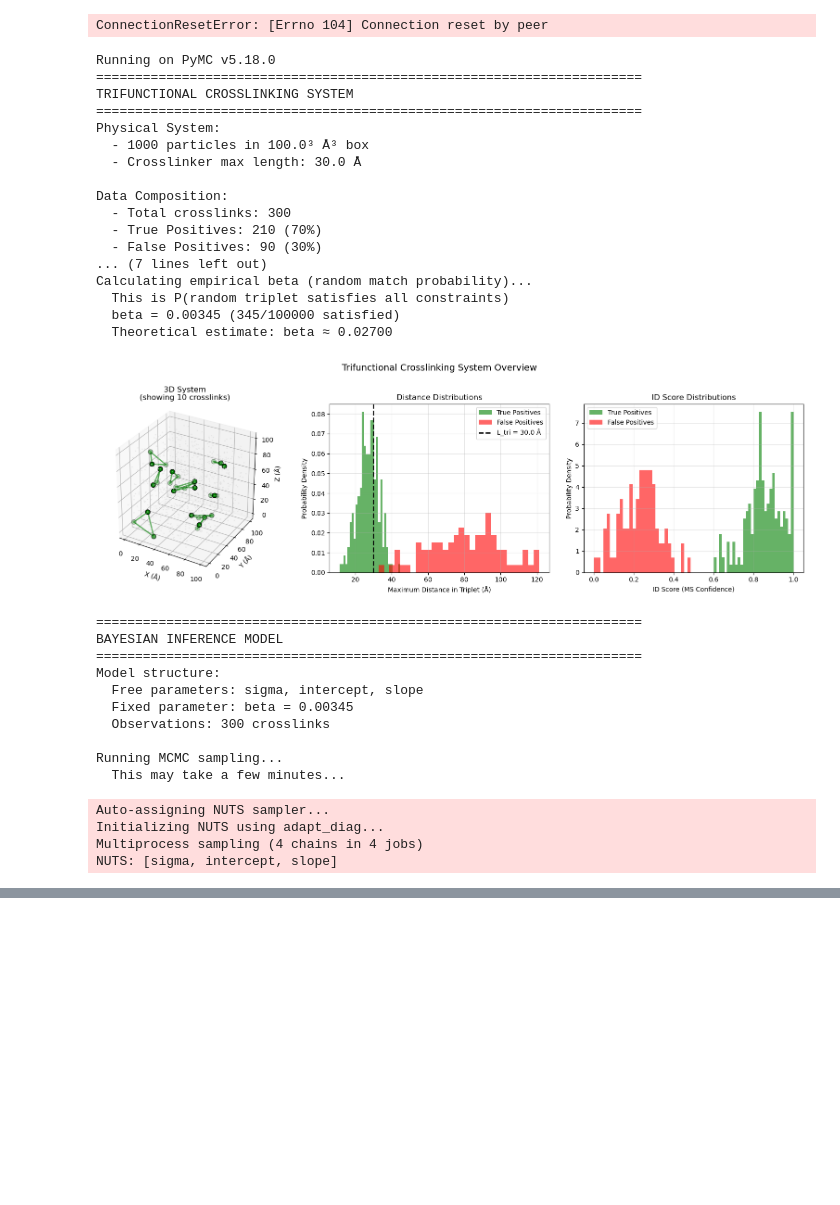
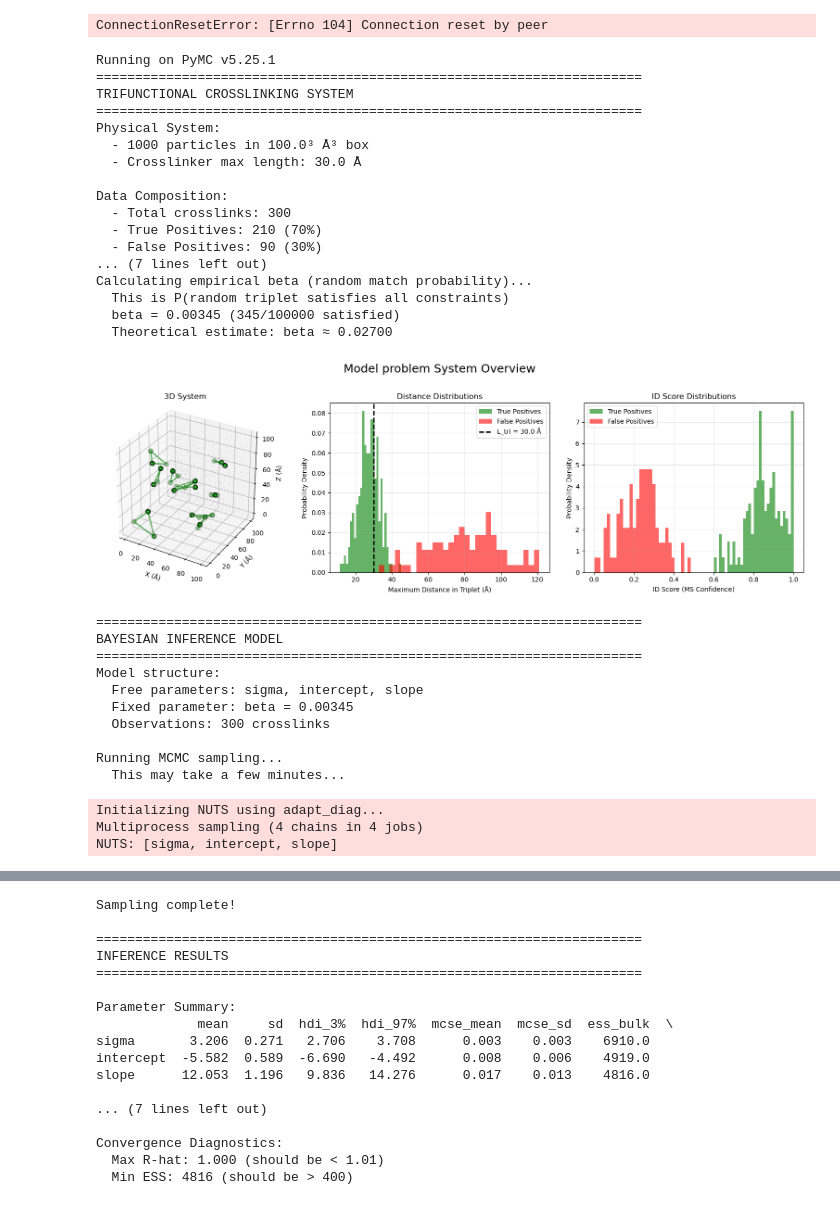
Before and after one commit to sreeganb/tri-center-xls, a Jupyter notebook: riccardo_isotonic_regression/toy_model_problem/toy_model.ipynb, the cells around one changed output, grey strips where cells are left out. Cells and saved outputs as stored; diff of their text form; code cells hidden in the pictures; blank space fills up the shorter version.

```diff
--- a/riccardo_isotonic_regression/toy_model_problem/toy_model.ipynb
+++ b/riccardo_isotonic_regression/toy_model_problem/toy_model.ipynb
@@ -460,6 +460,7 @@ import matplotlib.pyplot as plt
 from mpl_toolkits.mplot3d import Axes3D
 from matplotlib.patches import Circle
 import matplotlib.patches as mpatches
+import os
 
 print(f"Running on PyMC v{pm.__version__}")
 np.random.seed(42)  # For reproducibility
@@ -617,6 +618,9 @@ print(f"  Theoretical estimate: beta ≈ {beta_theoretical:.5f}")
 
 def visualize_system():
     """Create visualization of the particle system and crosslinks."""
+    output_dir = "output_figures"
+    os.makedirs(output_dir, exist_ok=True)
+
     fig = plt.figure(figsize=(16, 5))
 
     # --- Subplot 1: 3D Particle System ---
@@ -649,7 +653,7 @@ def visualize_system():
     ax1.set_xlabel('X (Å)')
     ax1.set_ylabel('Y (Å)')
     ax1.set_zlabel('Z (Å)')
-    ax1.set_title(f'3D System\n(showing {n_show} crosslinks)')
+    ax1.set_title(f'3D System')
     ax1.set_box_aspect([1,1,1])
 
     # --- Subplot 2: Distance Distributions ---
@@ -689,7 +693,7 @@ def visualize_system():
     ax3.legend()
     ax3.grid(True, alpha=0.3)
 
-    plt.suptitle('Trifunctional Crosslinking System Overview', fontsize=14, y=1.02)
+    plt.suptitle('Model problem System Overview', fontsize=18, y=1.02)
     plt.tight_layout()
     plt.savefig(os.path.join(output_dir, 'crosslinking_system.pdf'), dpi=300, bbox_inches='tight')
     return fig
@@ -907,7 +911,44 @@ def plot_results():
 
 # Create and show results
 fig_results = plot_results()
-plt.show()
+# plot just the logistic regression curve separately and save as pdf file
+# Get mean calibrated alpha
+fig, ax = plt.subplots(figsize=(8,6))
+mean_alpha = trace.posterior["calibrated_alpha"].mean(dim=("chain", "draw"))
+
+# Color points by true label
+colors = ['green' if label == 1 else 'red' for label in true_labels]
+
+# Main scatter plot
+scatter = ax.scatter(id_scores_obs, mean_alpha, c=colors, alpha=0.6, s=30)
+
+# Add smooth calibration curve
+id_grid = np.linspace(0, 1, 100)
+mean_intercept = trace.posterior["intercept"].mean().values
+mean_slope = trace.posterior["slope"].mean().values
+smooth_curve = 1 / (1 + np.exp(-(mean_intercept + mean_slope * id_grid)))
+ax.plot(id_grid, smooth_curve, 'b-', linewidth=2, label='Calibration Curve')
+
+# Reference lines
+ax.axhline(1 - TRUE_FP_RATE, color='black', linestyle=':',
+            label=f'Target Precision = {1-TRUE_FP_RATE:.2f}')
+ax.axvline(0.5, color='gray', linestyle='--', alpha=0.5,
+            label='ID Score = 0.5')
+
+ax.set_xlabel('ID Score (MS Confidence)')
+ax.set_ylabel('Calibrated Precision (alpha)')
+ax.set_title('ID Score Calibration (Smooth Isotonic-like Regression)')
+ax.legend()
+ax.grid(True, alpha=0.3)
+ax.set_xlim([0, 1])
+ax.set_ylim([0, 1])
+
+# Add legend for colors
+tp_patch = mpatches.Patch(color='green', label='True Positive')
+fp_patch = mpatches.Patch(color='red', label='False Positive')
+ax.legend(handles=[tp_patch, fp_patch, ax.get_lines()[0]],
+            loc='lower right')
+
 
 # ==============================================================================
 # PART 9: PERFORMANCE EVALUATION
@@ -946,35 +987,35 @@ print("\n" + "="*70)
 print("ANALYSIS COMPLETE")
 print("="*70)
 
 # create a folder for output files
 import os
 output_dir = './output_data'
 if not os.path.exists(output_dir):
     os.makedirs(output_dir)
 
 # Save figures
 fig_system.savefig(os.path.join(output_dir, 'crosslinking_system.png'), dpi=150, bbox_inches='tight')
 fig_results.savefig(os.path.join(output_dir, 'crosslinking_results.png'), dpi=150, bbox_inches='tight')
 print("\nFigures saved to outputs directory.")
 # %% [output]
-Running on PyMC v5.18.0
+Running on PyMC v5.25.1
 ======================================================================
 TRIFUNCTIONAL CROSSLINKING SYSTEM
 ======================================================================
 Physical System:
   - 1000 particles in 100.0³ Å³ box
   - Crosslinker max length: 30.0 Å
 
 Data Composition:
   - Total crosslinks: 300
   - True Positives: 210 (70%)
   - False Positives: 90 (30%)
 ... (7 lines left out)
 Calculating empirical beta (random match probability)...
   This is P(random triplet satisfies all constraints)
   beta = 0.00345 (345/100000 satisfied)
   Theoretical estimate: beta ≈ 0.02700
-[figure, old version]
+[figure, new version]
 ======================================================================
 BAYESIAN INFERENCE MODEL
 ======================================================================
@@ -985,7 +1026,6 @@ Model structure:
 
 Running MCMC sampling...
   This may take a few minutes...
-Auto-assigning NUTS sampler...
 Initializing NUTS using adapt_diag...
 Multiprocess sampling (4 chains in 4 jobs)
 NUTS: [sigma, intercept, slope]
@@ -994,0 +1035,17 @@ ConnectionResetError: [Errno 104] Connection reset by peer
+Sampling complete!
+
+======================================================================
+INFERENCE RESULTS
+======================================================================
+
+Parameter Summary:
+             mean     sd  hdi_3%  hdi_97%  mcse_mean  mcse_sd  ess_bulk  \
+sigma       3.206  0.271   2.706    3.708      0.003    0.003    6910.0
+intercept  -5.582  0.589  -6.690   -4.492      0.008    0.006    4919.0
+slope      12.053  1.196   9.836   14.276      0.017    0.013    4816.0
+
+... (7 lines left out)
+
+Convergence Diagnostics:
+  Max R-hat: 1.000 (should be < 1.01)
+  Min ESS: 4816 (should be > 400)
```
Also changed, not shown: parts of 1 cell of this notebook, 4 other files.
